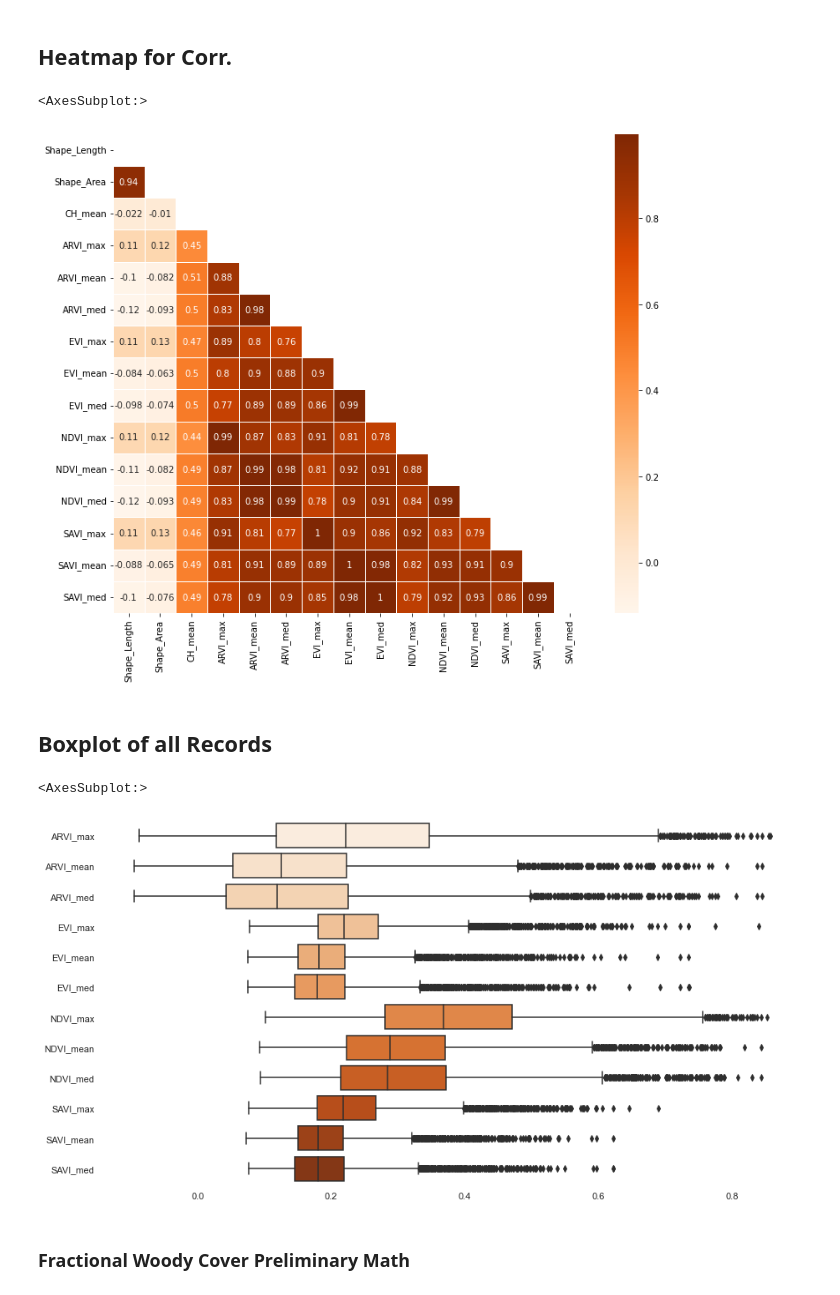
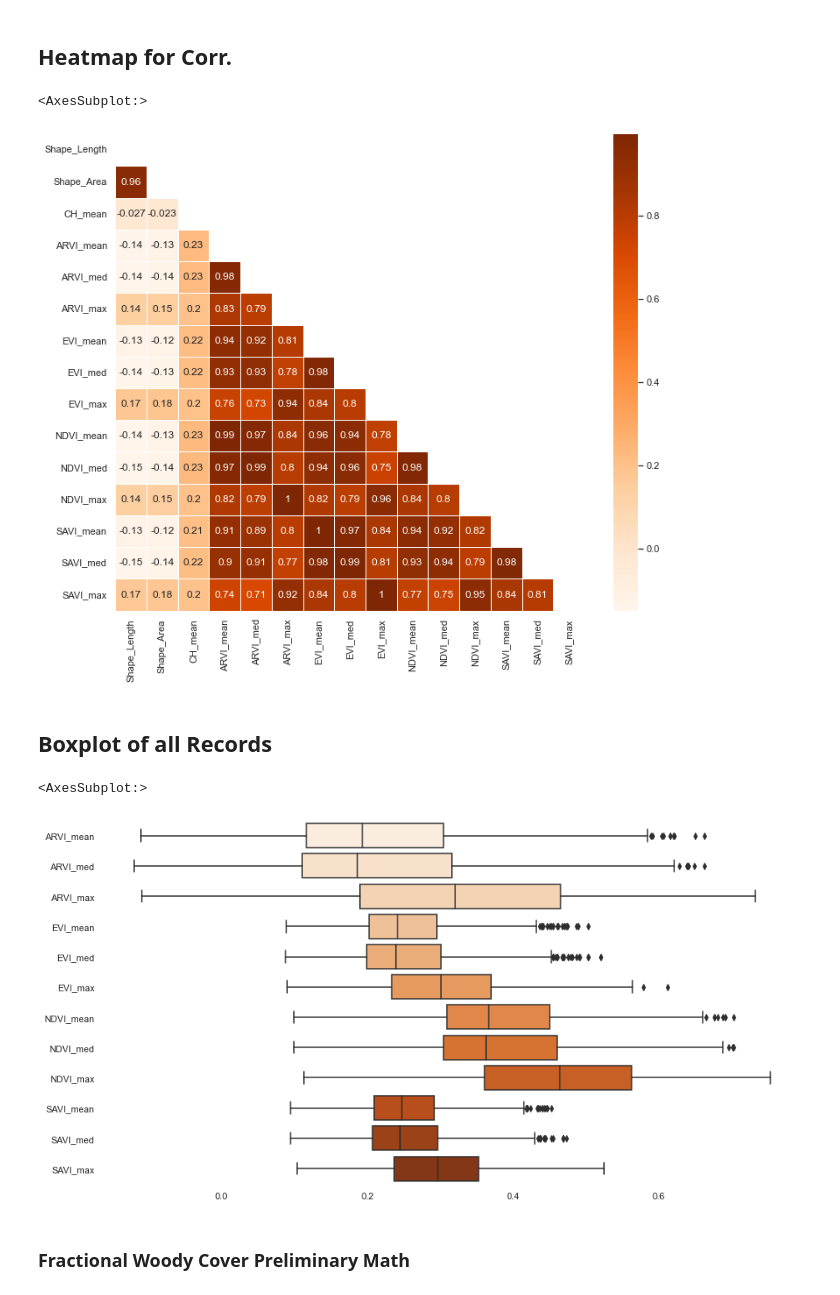
Before and after one commit to kh-bh/EarthScienceSVSM, a Jupyter notebook: EDA Analysis Folder/EDA Earth Science (2017 data) (JORN).ipynb, the cells around one changed output. Drawn from its saved outputs; the diff is of its cells as text; code cells hidden in the pictures.

```diff
--- a/EDA Analysis Folder/EDA Earth Science (2017 data) (JORN).ipynb
+++ b/EDA Analysis Folder/EDA Earth Science (2017 data) (JORN).ipynb
@@ -16,7 +16,7 @@ import seaborn as sns
 - SAVI - soil-adjusted vegetation index
 - Veg_class - vegetation classification
 # %%
-df = pd.read_csv("JORN17_dataset_v1.csv")
+df = pd.read_csv("JORN17_dataset_v2.csv")
 df.isnull().sum()
 df.dropna(axis=0,inplace=True)
 # %% [markdown]
@@ -155,7 +155,7 @@ mewch = sns.pairplot(df, hue="Veg_class", x_vars = ["ARVI_mean","EVI_mean","NDVI
 # %% [markdown]
 ## Heatmap for Corr.
 # %%
-sampledatav2 = pd.read_csv("SRER_2017_training_bi.csv")
+sampledatav2 = pd.read_csv("JORN17_dataset_v2.csv")
 sampledatav2.isnull().sum()
 sampledatav2.dropna(axis=0,inplace=True)
 sampledatav2.rename({"OID_":"a"}, axis="columns", inplace=True)
@@ -171,30 +171,30 @@ mask[np.triu_indices_from(mask)] = True
 sns.heatmap(sampledatav2.corr(),cbar=True,annot=True,cmap = "Oranges", linewidths=.5,mask=mask)
 # %% [output]
 <AxesSubplot:>
-[figure, old version]
+[figure, new version]
 # %% [markdown]
 ## Boxplot of all Records
 # %%
-sampledatav3 = pd.read_csv("SRER_2017_training_bi.csv")
+sampledatav3 = pd.read_csv("JORN17_dataset_v2.csv")
 sampledatav3.isnull().sum()
 sampledatav3.dropna(axis=0,inplace=True)
 sampledatav3.rename({"OID_":"a"}, axis="columns", inplace=True)
 sampledatav3.drop(["a"], axis=1, inplace=True)
 sampledatav3.rename({"Id":"b"}, axis="columns", inplace=True)
 sampledatav3.drop(["b"], axis=1, inplace=True)
 sampledatav3.rename({"gridcode":"c"}, axis="columns", inplace=True)
 sampledatav3.drop(["c"], axis=1, inplace=True)
 sampledatav3.rename({"Shape_Length":"d"}, axis="columns", inplace=True)
 sampledatav3.drop(["d"], axis=1, inplace=True)
 sampledatav3.rename({"Shape_Area":"e"}, axis="columns", inplace=True)
 sampledatav3.drop(["e"], axis=1, inplace=True)
 sampledatav3.rename({"CH_mean":"f"}, axis="columns", inplace=True)
 sampledatav3.drop(["f"], axis=1, inplace=True)
 
 sns.boxplot(data=sampledatav3, orient="h", palette="Oranges")
 # %% [output]
 <AxesSubplot:>
-[figure, old version]
+[figure, new version]
 # %% [markdown]
 ### Fractional Woody Cover Preliminary Math
 # %%
```
Also changed, not shown: parts of 4 cells of this notebook, 5 other files.
